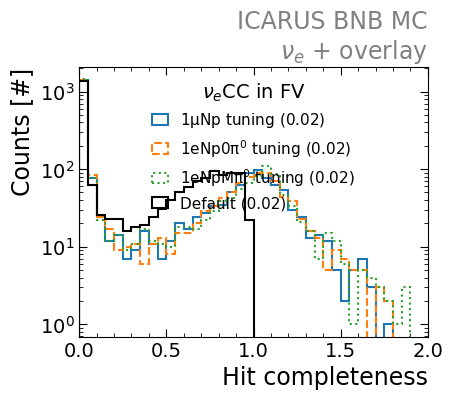
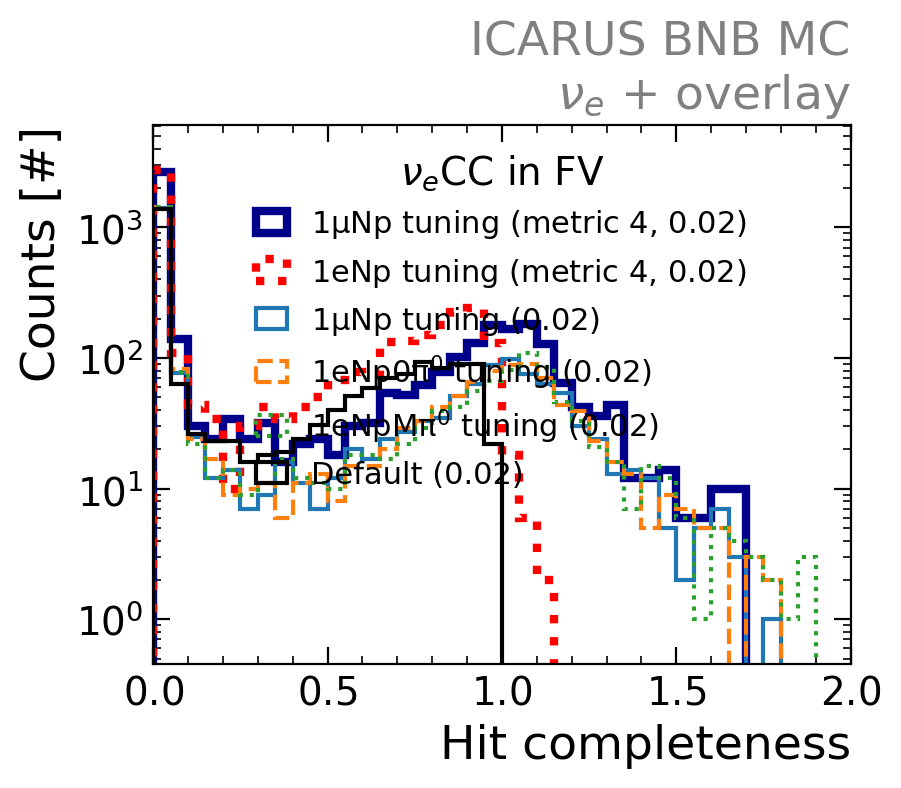
Unified diff of the notebook cell whose output changed from the first chart to the second:
--- before
+++ after
@@ -18,4 +18,12 @@
 # width = 0.05; binning = numpy.arange(0, 1+width, width)
 # VarName = "Hit purity"
+
+### V4 1uNp
+Mask = (Reco_1uNp_V4.isFV == 1) & (Reco_1uNp_V4.hitcomp > 0 ) & (Reco_1uNp_V4.hitpur > 0) #& (Reco_1uNp_V4.hitcomp > 0.5) & (Reco_1uNp_V4.hitpur > 0.5) & (Reco_1uNp_V4.vtx_vstruth < 10)
+ax.hist(numpy.clip(Reco_1uNp_V4[Mask][Var], binning[0], binning[-1]), bins=binning, histtype='step', lw=3, ec=f'darkblue', label=f'$\\mathrm{{1\\mu N p}}$ tuning (metric 4, {numpy.median(Reco_1uNp_V4[Mask][Var]):.2f})', density=False)
+
+### V4 1eNp
+Mask = (Reco_1eNp_V4.isFV == 1) & (Reco_1eNp_V4.hitcomp > 0 ) & (Reco_1eNp_V4.hitpur > 0) #& (Reco_1eNp_V4.hitcomp > 0.5) & (Reco_1eNp_V4.hitpur > 0.5) & (Reco_1eNp_V4.vtx_vstruth < 10)
+ax.hist(numpy.clip(Reco_1eNp_V4[Mask][Var], binning[0], binning[-1]), bins=binning, histtype='step', lw=3, ec=f'red', ls=':', label=f'$\\mathrm{{1e N p}}$ tuning (metric 4, {numpy.median(Reco_1eNp_V4[Mask][Var]):.2f})', density=False)
 
 ### 2D + DNN-ROI, with pulse trains

Commit: [showers] addedl V4 validation plots